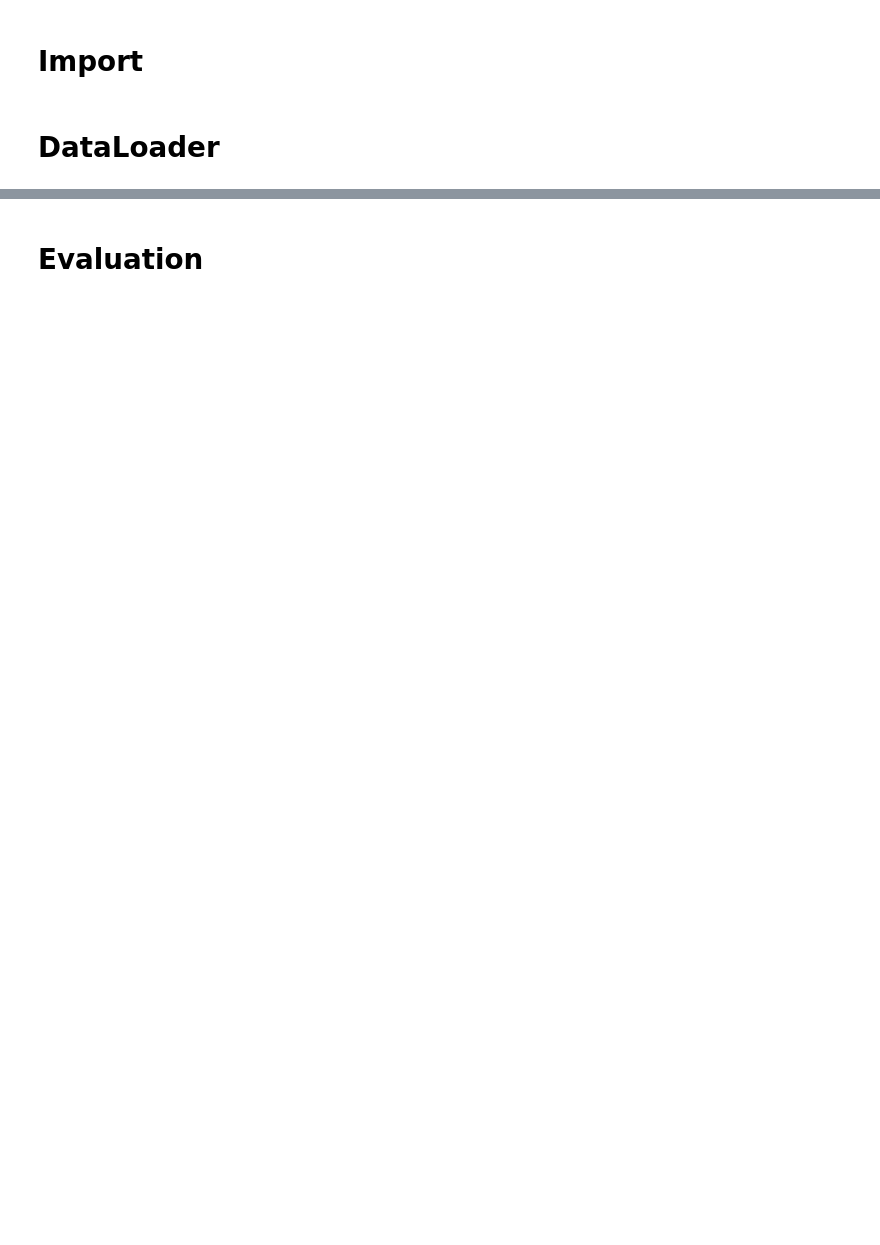
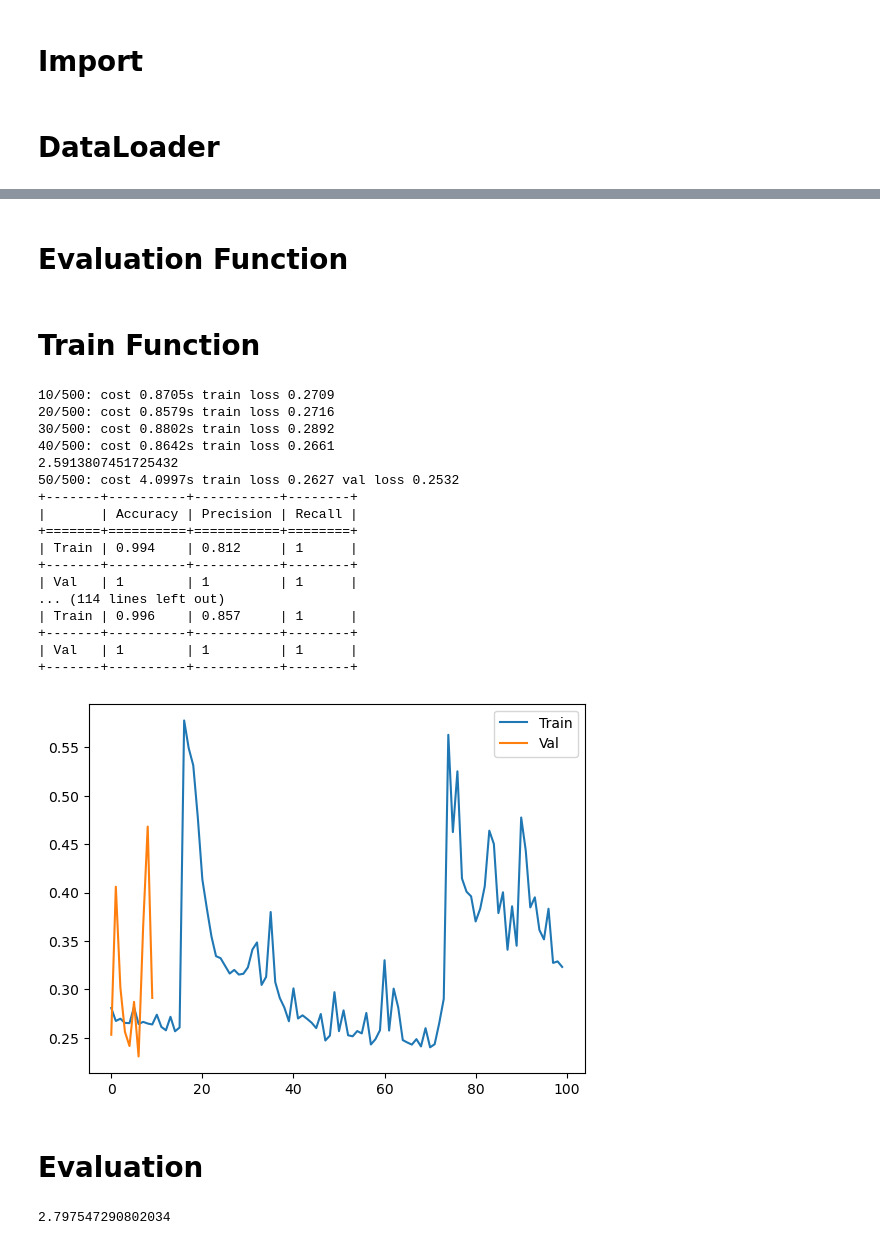
Before and after one commit to YC0806/2023-Yuchen, a Jupyter notebook: Demo_TGAE2_GRUConv_Batched.ipynb, the cells around one changed output, grey strips where cells are left out. Cells and saved outputs as stored; diff of their text form; code cells hidden in the pictures; blank space fills up the shorter version.

Commit message:
with evaluation function

```diff
--- a/Demo_TGAE2_GRUConv_Batched.ipynb
+++ b/Demo_TGAE2_GRUConv_Batched.ipynb
@@ -947,17 +566,0 @@ def train_loop(signal, model, loss_fn, optimizer, device):
-# %%
-# test_loop
-def test_loop(signal, model, loss_fn, optimizer, device):
-    with torch.no_grad():
-        X = signal.node_attr
-        node_index = signal.node_index
-        node_flag = signal.node_flag
-        edge_index = signal.edge_index
-        edge_flag = signal.edge_flag
-
-        outs = model(X, node_index, node_flag, edge_index, edge_flag, signal.raw_node_attr.shape[0])
-
-        train_losses = torch.sqrt(torch.sum(loss_f(X, outs),dim=1))
-        total_loss = torch.mean(train_losses)
-        snapshot_losses = [loss.cpu().numpy() for loss in torch.tensor_split(train_losses.detach(), node_flag)]
-
-    return snapshot_losses
@@ -998,0 +926,29 @@ def train_function(num_epoch):
+# %%
+BATCH_SIZE = 30
+MIN_LEN = min([signal.snapshot_count for signal in signals_train])
+# %% [markdown]
+# Evaluation Function
+# %%
+from sklearn.cluster import KMeans
+
+def batch_evaluation_function(batch_signal, batch_node_losses, threshold):
+    batch_index_dict = batch_signal.batch_index_dict
+    y_pred = []
+    for i_series in range(MIN_LEN):
+        loss_split = np.split(batch_node_losses[i_series], batch_index_dict[i_series]['x'][1:-1])
+        for losses in loss_split:
+            y_pred.append(int(any(losses.reshape(-1, 1) > threshold)))
+    tn, fp, fn, tp = confusion_matrix(batch_signal.y, y_pred, labels=[0,1]).ravel()
+    accuracy = (tn+tp)/(tn+fp+fn+tp)
+    precision = tp/(tp+fp)
+    recall = tp/(tp+fn)
+    return accuracy, precision, recall
+
+def signal_evaluation_function(signal, node_losses, threshold):
+    y_pred = []
+    for losses in node_losses:
+        y_pred.append(int(any(losses.reshape(-1, 1) > threshold)))
+    tn, fp, fn, tp = confusion_matrix(signal.y, y_pred, labels=[0,1]).ravel()
+    return tn, fp, fn, tp
+# %% [markdown]
+# Train Function
@@ -1000,13 +1007,32 @@ def train_function(num_epoch):
 history_train_list = []
 history_val_list = []
 # %%
-history_train, history_val = train_function(50)
+history_train, history_val = train_function(500)
 history_train_list += history_train
 history_val_list += history_val
 plt.plot(history_train_list[1::5],label="Train")
 plt.plot(history_val_list,label="Val")
 plt.legend()
 torch.save(model,f"TGAE2_GRUConv_{GLOBAL_EPOCH}_{np.mean(history_train_list[-1]):.4f}_{np.mean(history_val_list[-1]):.4f}.model")
+# %% [output]
+10/500: cost 0.8705s train loss 0.2709
+20/500: cost 0.8579s train loss 0.2716
+30/500: cost 0.8802s train loss 0.2892
+40/500: cost 0.8642s train loss 0.2661
+2.5913807451725432
+50/500: cost 4.0997s train loss 0.2627 val loss 0.2532
++-------+----------+-----------+--------+
+|       | Accuracy | Precision | Recall |
++=======+==========+===========+========+
+| Train | 0.994    | 0.812     | 1      |
++-------+----------+-----------+--------+
+| Val   | 1        | 1         | 1      |
+... (114 lines left out)
+| Train | 0.996    | 0.857     | 1      |
++-------+----------+-----------+--------+
+| Val   | 1        | 1         | 1      |
++-------+----------+-----------+--------+
+[figure, added]
 # %%
 # history_train, history_val = train_function(50)
 # history_train_list += history_train
@@ -1016,3 +1042,9 @@ torch.save(model,f"TGAE2_GRUConv_{GLOBAL_EPOCH}_{np.mean(history_train_list[-1])
 # plt.legend()
 # %% [markdown]
 # Evaluation
+# %%
+batch_signal = BatchSignal(signals=signals_train, batch_size=BATCH_SIZE, seq_len=MIN_LEN).to(device)
+batch_node_losses = test_loop(batch_signal, model, loss_f, optimizer, device, split_loss=True)
+np.percentile(np.concatenate(batch_node_losses), 99.9)
+# %% [output]
+2.797547290802034
```
Also changed, not shown: parts of 48 cells of this notebook.
